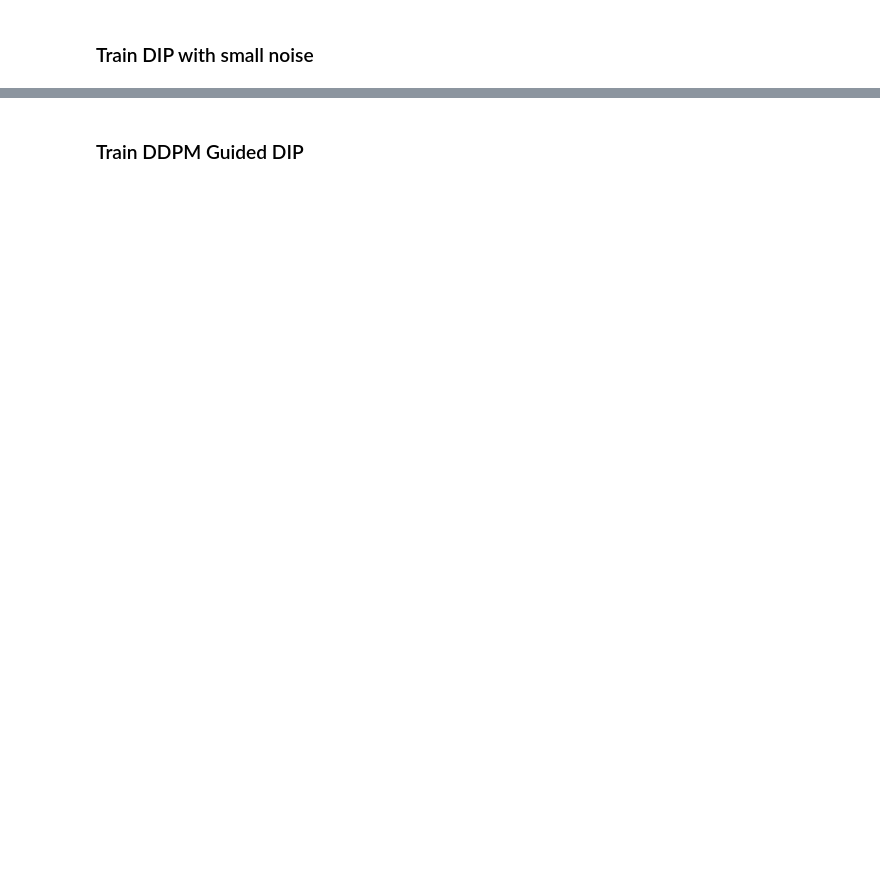
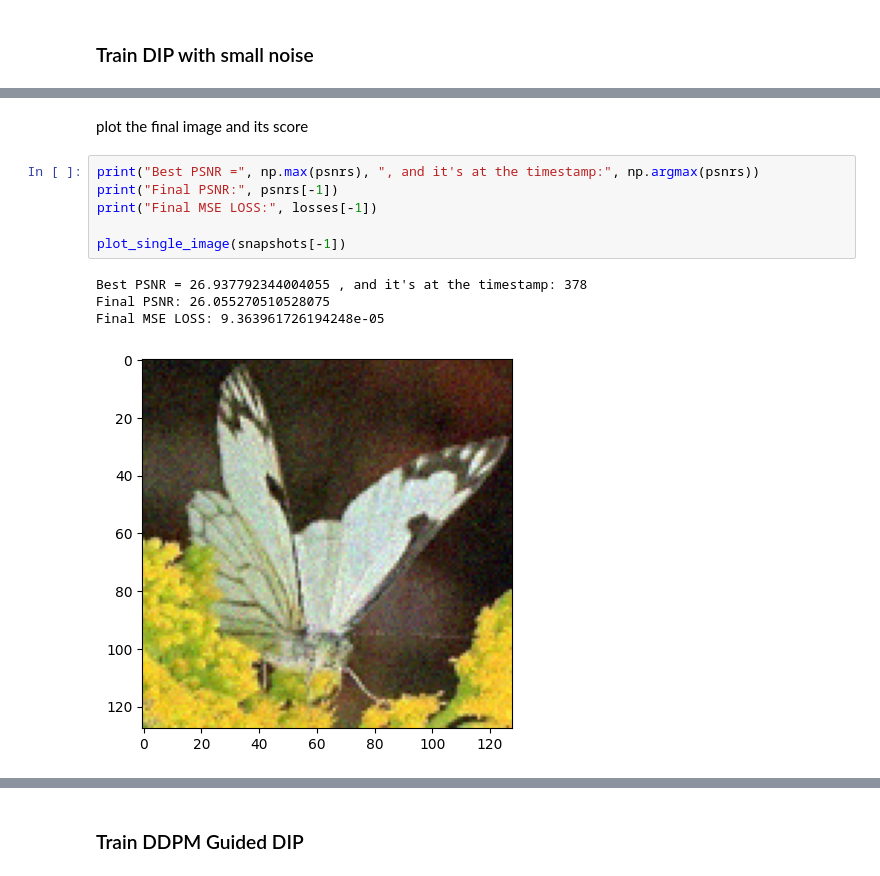
Before and after one commit to larrychen20011120/Guided-DIP, a Jupyter notebook: main.ipynb, the cells around one changed output, grey strips where cells are left out. Saved outputs shown, nothing was run; the diff lists cells and outputs as text; blank space fills up the shorter version.

```diff
--- a/main.ipynb
+++ b/main.ipynb
@@ -97,0 +150,13 @@ plot_sequence(snapshots)
+# %% [markdown]
+plot the final image and its score
+# %%
+print("Best PSNR =", np.max(psnrs), ", and it's at the timestamp:", np.argmax(psnrs))
+print("Final PSNR:", psnrs[-1])
+print("Final MSE LOSS:", losses[-1])
+
+plot_single_image(snapshots[-1])
+# %% [output]
+Best PSNR = 26.937792344004055 , and it's at the timestamp: 378
+Final PSNR: 26.055270510528075
+Final MSE LOSS: 9.363961726194248e-05
+[figure, added]
```
Also changed, not shown: parts of 27 cells of this notebook, 2 other files.
